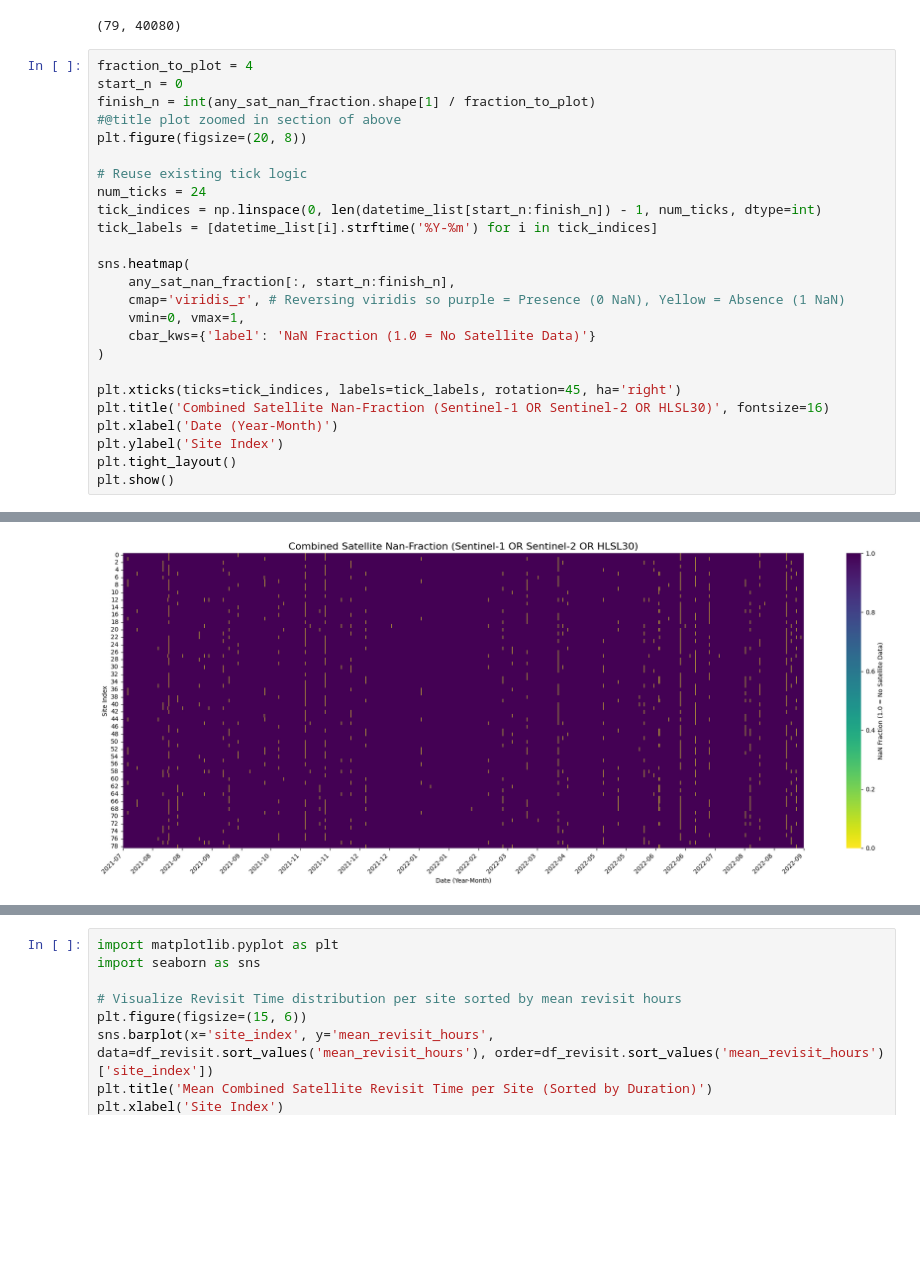
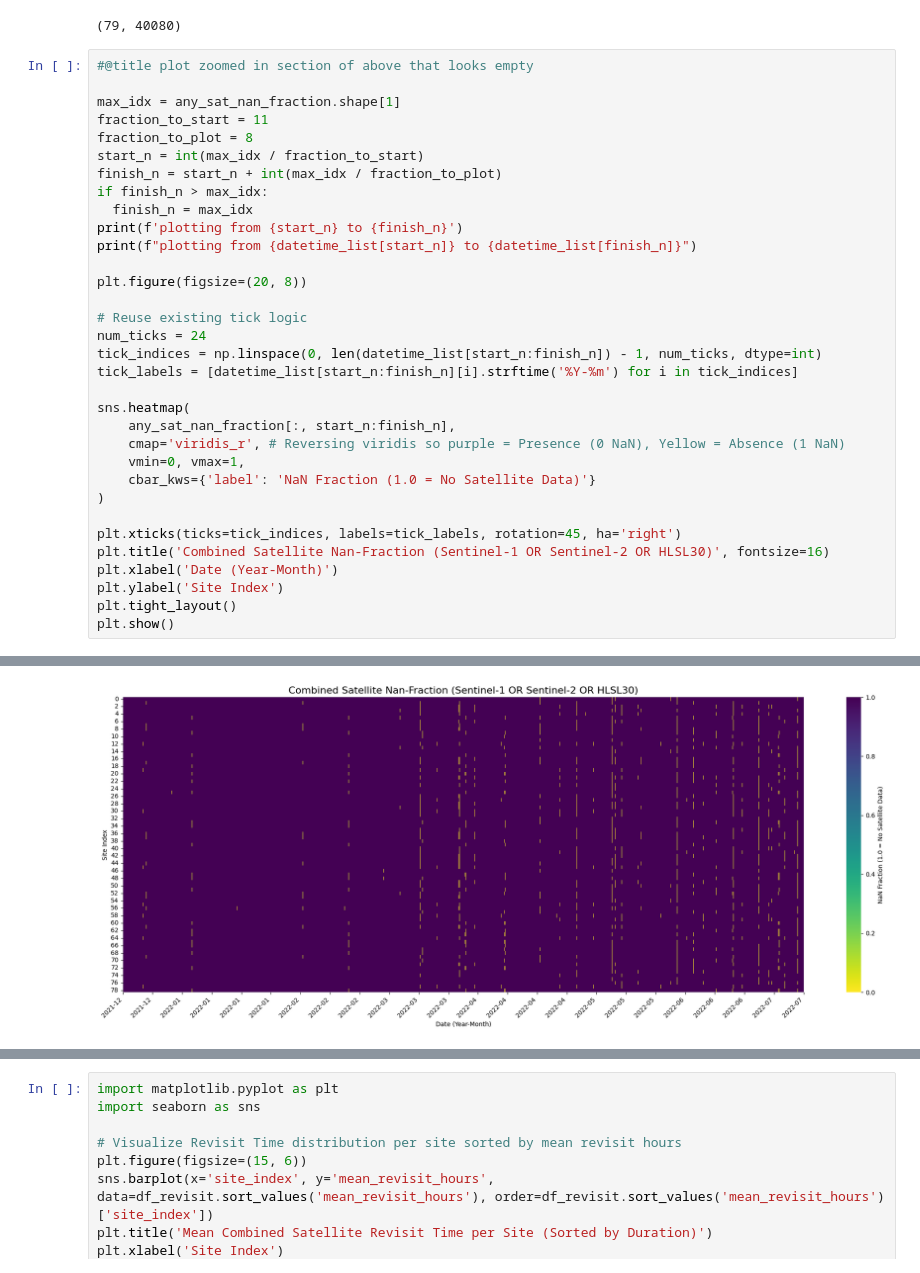
Before and after one commit to ilmcconnell/HRSM, a Jupyter notebook: HRSM_MAPPING_ML_pipeline_multiplePoints.ipynb, the cells around one changed output, grey strips where cells are left out. Drawn from its saved outputs; the diff is of its cells as text; blank space fills up the shorter version.

Commit message:
plot zoomed in apparently blank all satellite revisit section

```diff
--- a/HRSM_MAPPING_ML_pipeline_multiplePoints.ipynb
+++ b/HRSM_MAPPING_ML_pipeline_multiplePoints.ipynb
@@ -1653,16 +1653,24 @@ any_sat_nan_fraction.shape
 # %% [output]
 (79, 40080)
 # %%
-fraction_to_plot = 4
-start_n = 0
-finish_n = int(any_sat_nan_fraction.shape[1] / fraction_to_plot)
-#@title plot zoomed in section of above
+#@title plot zoomed in section of above that looks empty
+
+max_idx = any_sat_nan_fraction.shape[1]
+fraction_to_start = 11
+fraction_to_plot = 8
+start_n = int(max_idx / fraction_to_start)
+finish_n = start_n + int(max_idx / fraction_to_plot)
+if finish_n > max_idx:
+  finish_n = max_idx
+print(f'plotting from {start_n} to {finish_n}')
+print(f"plotting from {datetime_list[start_n]} to {datetime_list[finish_n]}")
+
 plt.figure(figsize=(20, 8))
 
 # Reuse existing tick logic
 num_ticks = 24
 tick_indices = np.linspace(0, len(datetime_list[start_n:finish_n]) - 1, num_ticks, dtype=int)
-tick_labels = [datetime_list[i].strftime('%Y-%m') for i in tick_indices]
+tick_labels = [datetime_list[start_n:finish_n][i].strftime('%Y-%m') for i in tick_indices]
 
 sns.heatmap(
     any_sat_nan_fraction[:, start_n:finish_n],
@@ -1681,4 +1691,4 @@ plt.show()
-[figure, old version]
+[figure, new version]
 # %%
 import pandas as pd
 import numpy as np
```
Also changed, not shown: parts of 3 cells of this notebook.
